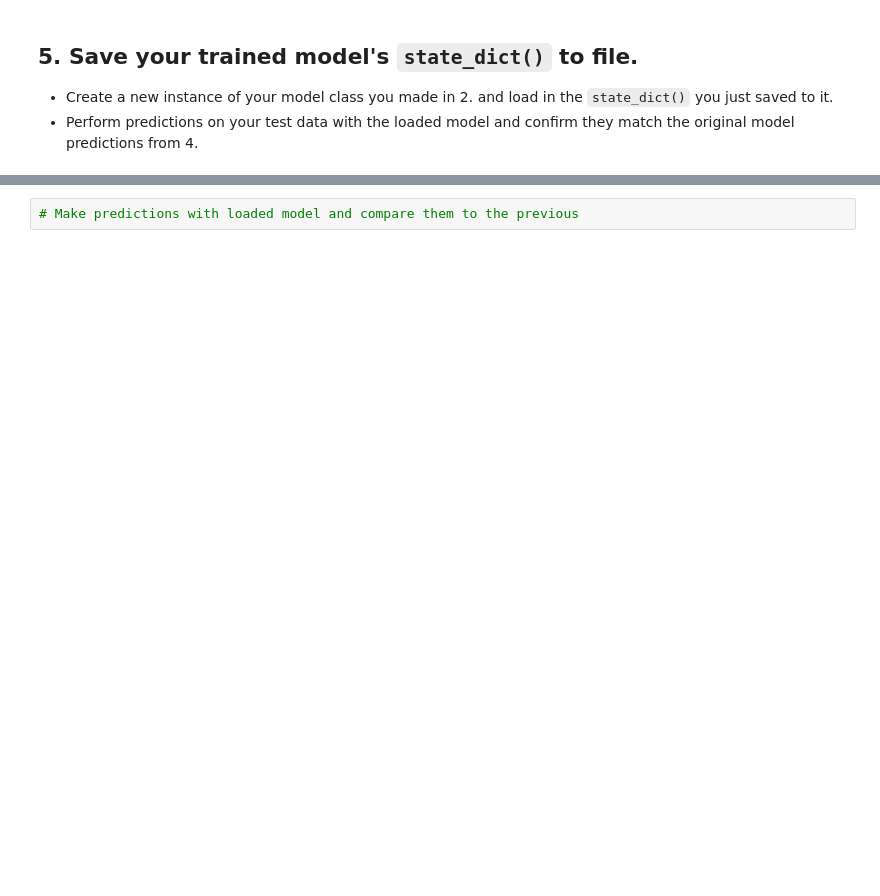
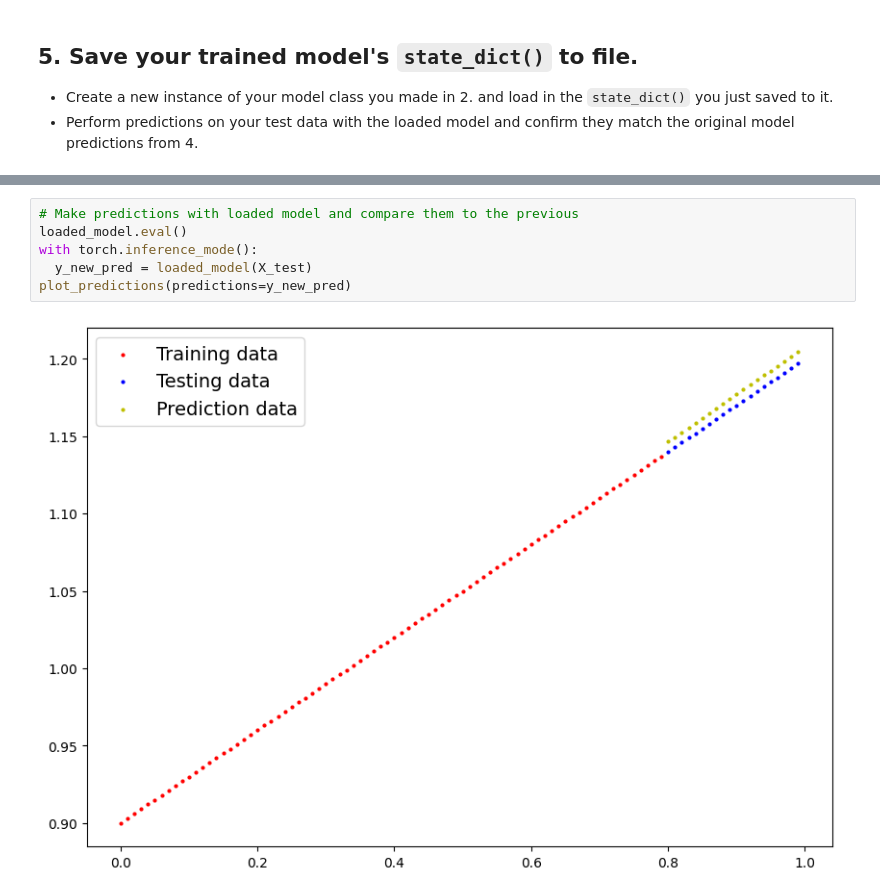
Before and after one commit to bassemr/pytorch_learning, a Jupyter notebook: extras/exercises/01_pytorch_workflow_exercises.ipynb, the cells around one changed output, grey strips where cells are left out. Drawn from its saved outputs; the diff is of its cells as text; blank space fills up the shorter version.

```diff
--- a/extras/exercises/01_pytorch_workflow_exercises.ipynb
+++ b/extras/exercises/01_pytorch_workflow_exercises.ipynb
@@ -136,2 +298,8 @@ from pathlib import Path
 # %%
 # Make predictions with loaded model and compare them to the previous
+loaded_model.eval()
+with torch.inference_mode():
+  y_new_pred = loaded_model(X_test)
+plot_predictions(predictions=y_new_pred)
+# %% [output]
+[figure, added]
```
Also changed, not shown: parts of 21 cells of this notebook.
